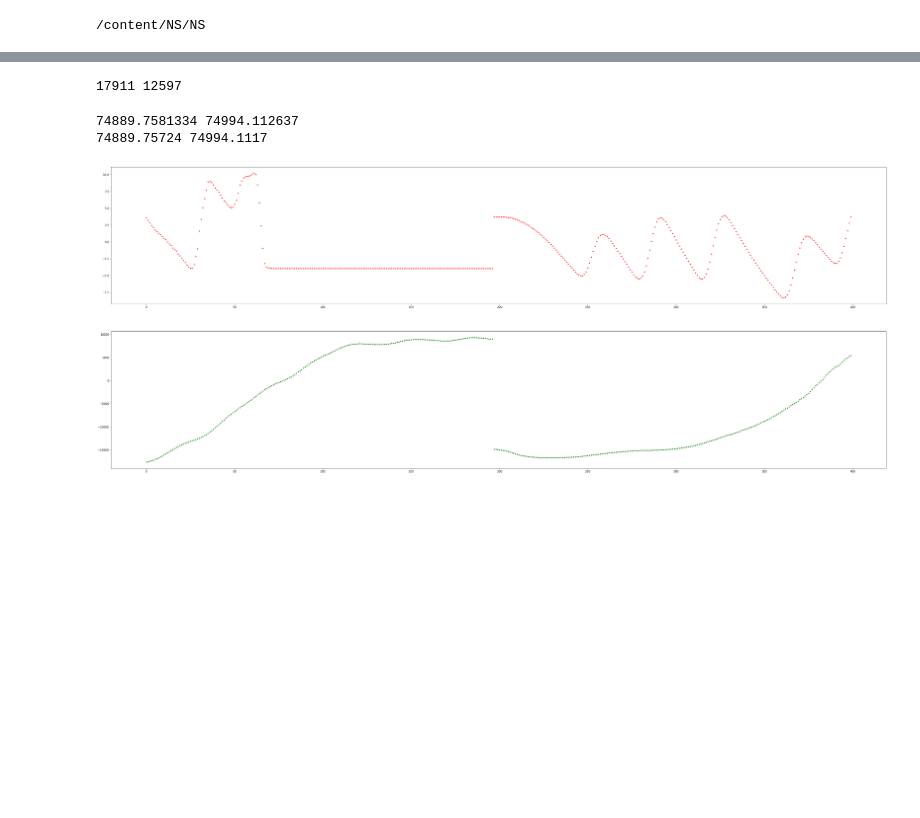
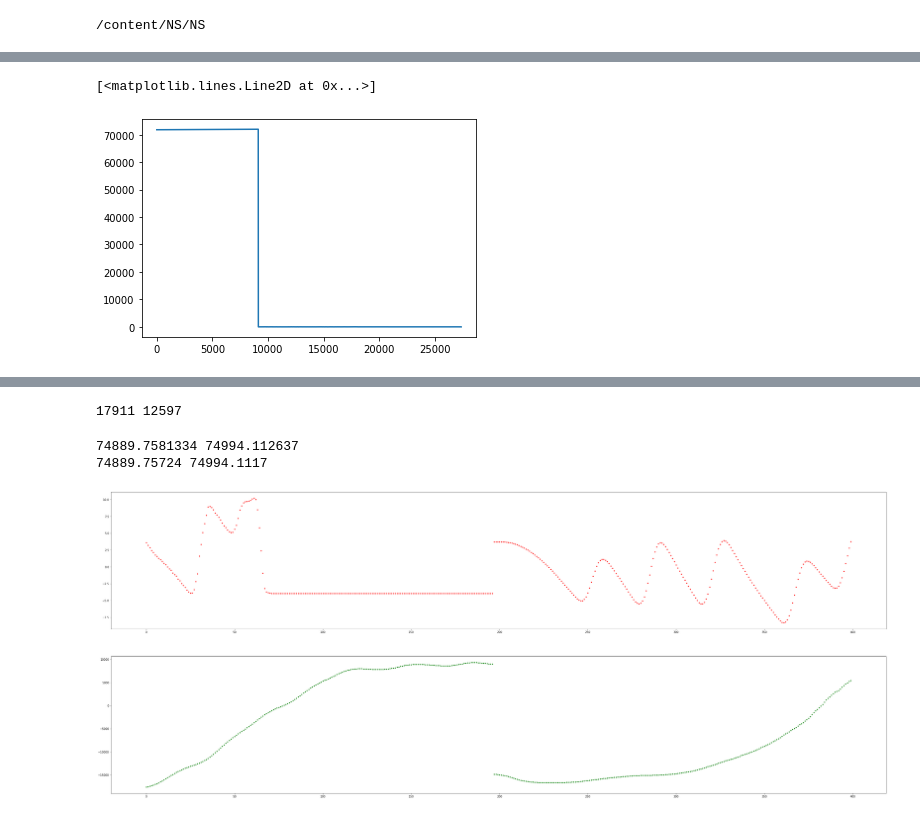
Before and after one commit to YanaMinyaylo/NS, a Jupyter notebook: Syncro_ICS_imu.ipynb, the cells around one changed output, grey strips where cells are left out. Drawn from its saved outputs; the diff is of its cells as text; code cells hidden in the pictures; blank space fills up the shorter version.

```diff
--- a/Syncro_ICS_imu.ipynb
+++ b/Syncro_ICS_imu.ipynb
@@ -43,10 +46,10 @@ from scipy import interpolate
 from scipy import signal
 from scipy.ndimage import gaussian_filter
 # %%
-directory_ICS = '/content/NS/Y2_2022_09_15_20_50_00.csv'
+directory_ICS = '/content/NS/data/eye_tracker/arseniy.csv'
 
-# directory_imu1 = '/content/NS/Y1_imu1.csv'
-directory_imu2 = '/content/NS/Y2_imu2.csv'
+directory_imu1 = '/content/NS/data/inertial_sensors/Elya/imu_data-1.csv'
+directory_imu2 = '/content/NS/data/inertial_sensors/Elya/imu_data-2.csv'
 # %%
 df_ICS = pd.read_csv(directory_ICS)
 
@@ -55,11 +77,16 @@ df_imu2 = pd.read_csv(directory_imu2)
 # %%
 time_ics = np.array(df_ICS['Time'][:])
-hor = np.array(df_ICS['Hor_eye'][:])
-ver = np.array(df_ICS['Ver_eye'][:])
+hor = np.array(df_ICS['Hor_eye'])
+ver = np.array(df_ICS['Ver_eye'])
 
-# g1 = np.array(df_imu1[['gx', 'gy', 'gz']])
+g1 = np.array(df_imu1[['gx', 'gy', 'gz']])
 g2 = np.array(df_imu2[['gx', 'gy', 'gz']])
 
 # a1 = np.array(df_imu1[['ax', 'ay', 'az']])
 # a2 = np.array(df_imu2[['ax', 'ay', 'az']])
 time_imu1 = df_imu2['server_time'][:]
+# %%
+plt.plot(ver)
+# %% [output]
+[<matplotlib.lines.Line2D at 0x...>]
+[figure, added]
```
Also changed, not shown: parts of 5 cells of this notebook.
